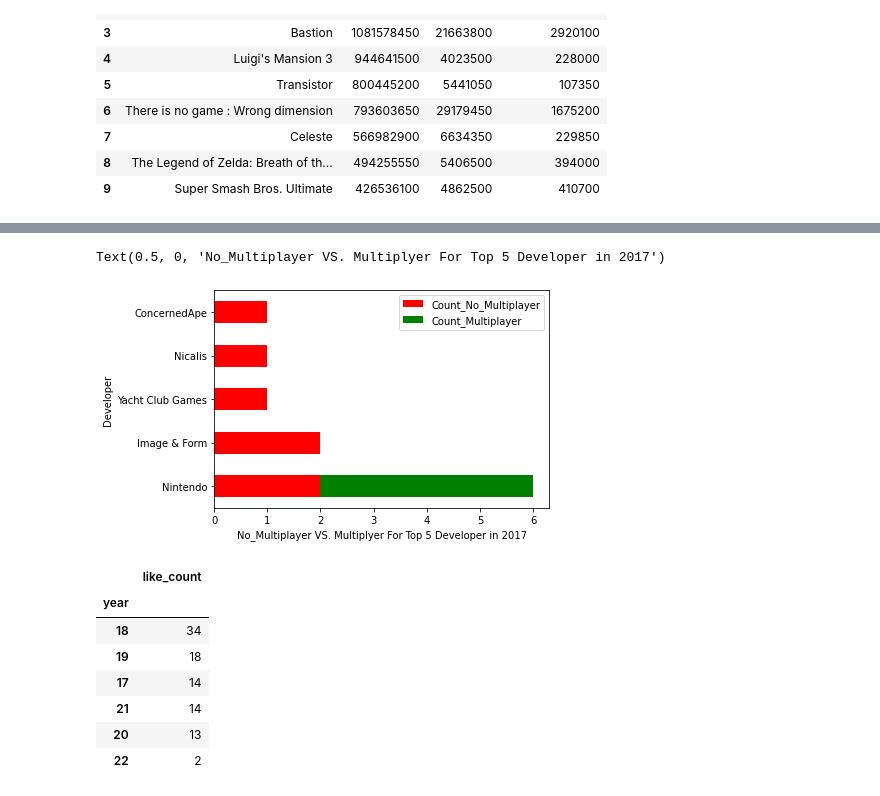
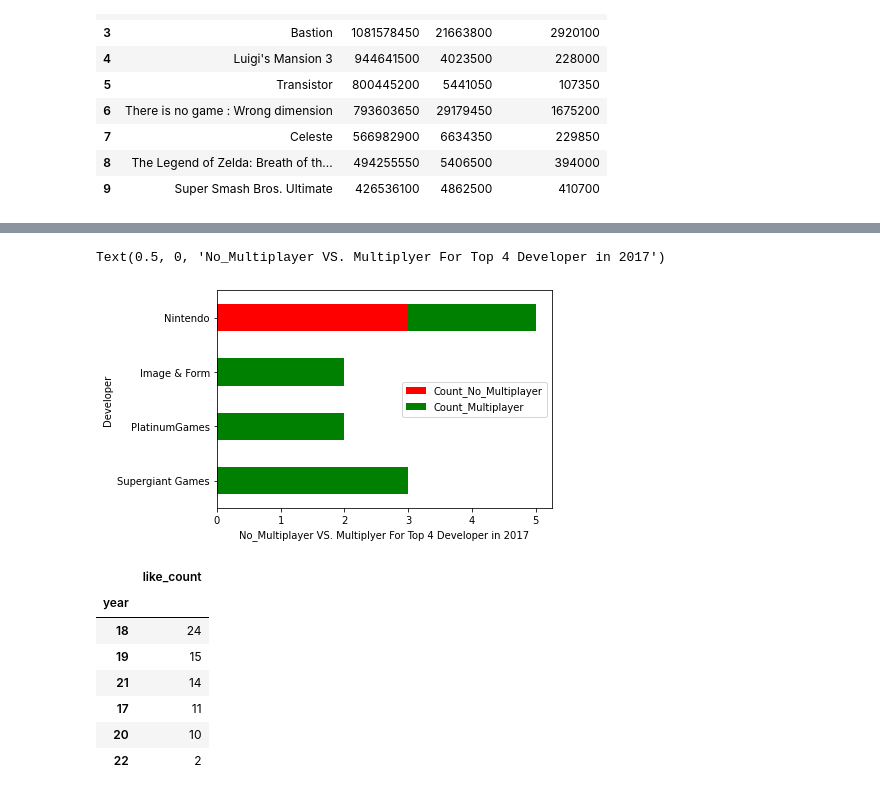
Before and after one commit to dmiao123/DE-Individual-, a Jupyter notebook: Python Work/DE Individual .ipynb, the cells around one changed output, grey strips where cells are left out. Saved outputs shown, nothing was run; the diff lists cells and outputs as text; code cells hidden in the pictures.

```diff
--- a/Python Work/DE Individual .ipynb
+++ b/Python Work/DE Individual .ipynb
@@ -1704,0 +1800,12 @@ GAME
+# %%
+# for thoses attributes over 1 is belong to high  skewed attributes.
+# As we want to be bell hist, take log to these
+
+Data_train['metascore'] = np.log(Data_train['metascore'])
+Data_train['critic_reviews'] = np.log(Data_train['critic_reviews'])
+Data_train['user_score_rating_num'] = np.log(Data_train['user_score_rating_num'])
+Data_train['view_count'] = np.log(Data_train['view_count'])
+Data_train['like_count'] = np.log(Data_train['like_count'])
+Data_train['comment_count'] = np.log(Data_train['comment_count'])
+
+Data_train.head()
@@ -1774 +1927,9 @@ ConcernedApe        1
 Name: developer_name, dtype: int64
+# %%
+#select data only with top 5 developer
+Game_d_top = Data_train.loc[Data_train['developer_name'].isin(['Nintendo',
+                                               'Supergiant Games',
+                                            # 'Arc System Works',
+                                               'PlatinumGames',
+                                               'Image & Form'])]
+Game_d_top.head()
@@ -1787,6 +1951,6 @@ Up to 8                   8
 Name: user_score, dtype: int64
 # %%
-Game_1 = GAME[['developer_name','num_players','like_count']]
+Game_1 = Game_d_top[['developer_name','num_players','like_count']]
 Game_1
 # %% [output]
 |  | developer_name | num_players | like_count |
@@ -1852,7 +1993,13 @@ Multiplayer
 # %%
-Game_g = pd.merge(No_Multiplayer,Multiplayer,how = 'left',on = 'Developer')
+Game_g = pd.merge(Multiplayer,No_Multiplayer, how = 'left',on = 'Developer')
+Game_g = pd.merge(Game_g,No_Multiplayer, how = 'right')
+
+
+#merage data
+#Game_g = Multiplayer.merge(No_Multiplayer, how = 'inner')
+
 Game_g.columns = ['Developer','Count_No_Multiplayer','Count_Multiplayer']
-#Game_g.set_index(['Developer'],inplace = True)
+Game_g.set_index(['Developer'],inplace = True)
 #Game_g = Game_g[Game_g['Count_Multiplayer'].notna()]
 Game_g
 # %% [output]
@@ -1891,14 +2023,14 @@ Game_g_top
 # %%
-# 3. VS figure
-Game_g_top.plot.barh(stacked=True,color=['red','g'])
+# 4. VS figure
+Game_g.plot.barh(stacked=True,color=['red','g'])
 plt.xticks(rotation=0)
-plt.xlabel('No_Multiplayer VS. Multiplyer For Top 5 Developer in 2017')
-# plt.savefig('No_Multiplayer VS. Multiplyer For Top 5 Developer in 2017')
+plt.xlabel('No_Multiplayer VS. Multiplyer For Top 4 Developer in 2017')
+# plt.savefig('No_Multiplayer VS. Multiplyer For Top 4 Developer in 2017')
 # %% [output]
-Text(0.5, 0, 'No_Multiplayer VS. Multiplyer For Top 5 Developer in 2017')
+Text(0.5, 0, 'No_Multiplayer VS. Multiplyer For Top 4 Developer in 2017')
-[figure, old version]
+[figure, new version]
 # %%
-game_like_count = GAME.groupby(['year'])['like_count'].count()
+game_like_count = Data_train.groupby(['year'])['like_count'].count()
 game_like_count = game_like_count.to_frame()
 # game_like_count = game_like_count.rename(columns={'stream_length': 'stream_count'})
 game_like_count_sort = game_like_count.sort_values(by=['like_count'], inplace=False, ascending=False)
@@ -1907,10 +2039,10 @@ game_like_count_sort
 # %% [output]
 |  | like_count |
 | year |  |
-| 18 | 34 |
-| 19 | 18 |
-| 17 | 14 |
+| 18 | 24 |
+| 19 | 15 |
 | 21 | 14 |
-| 20 | 13 |
+| 17 | 11 |
+| 20 | 10 |
 | 22 | 2 |
 # %%
```
Also changed, not shown: parts of 83 cells of this notebook.
